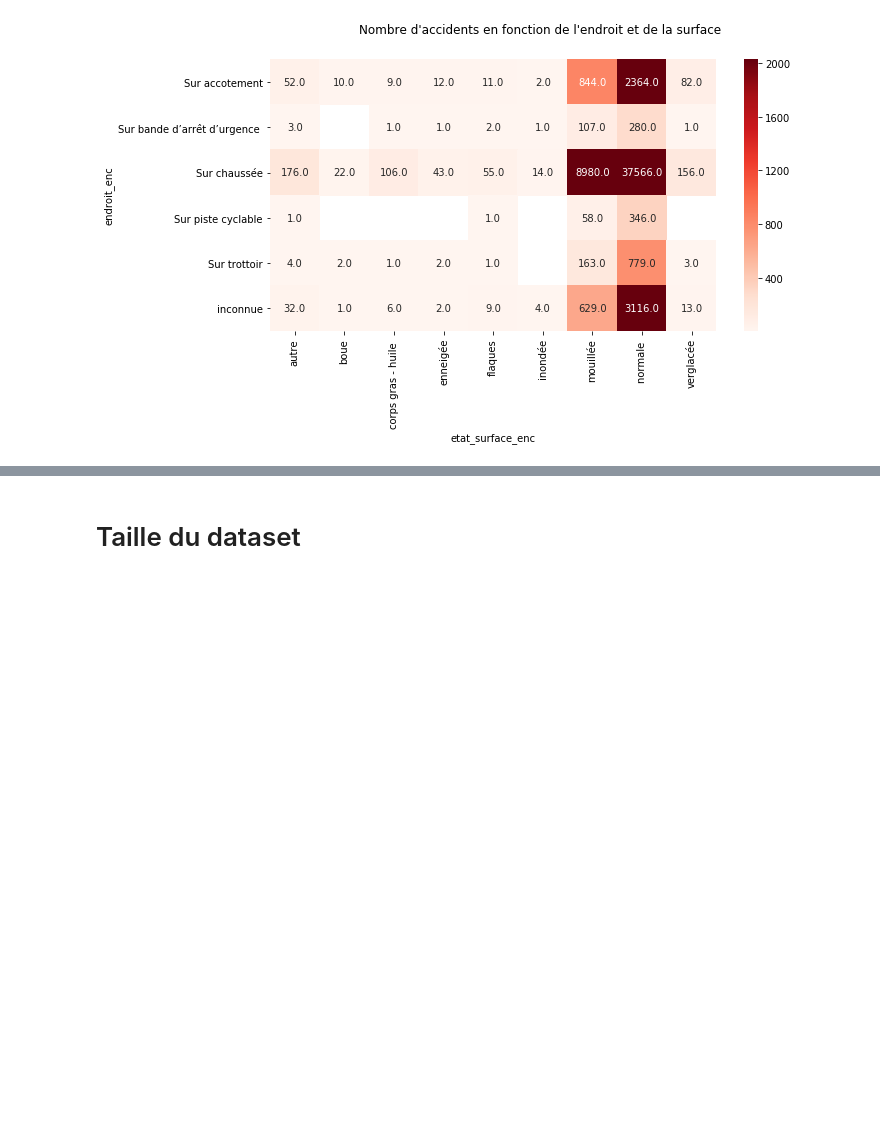
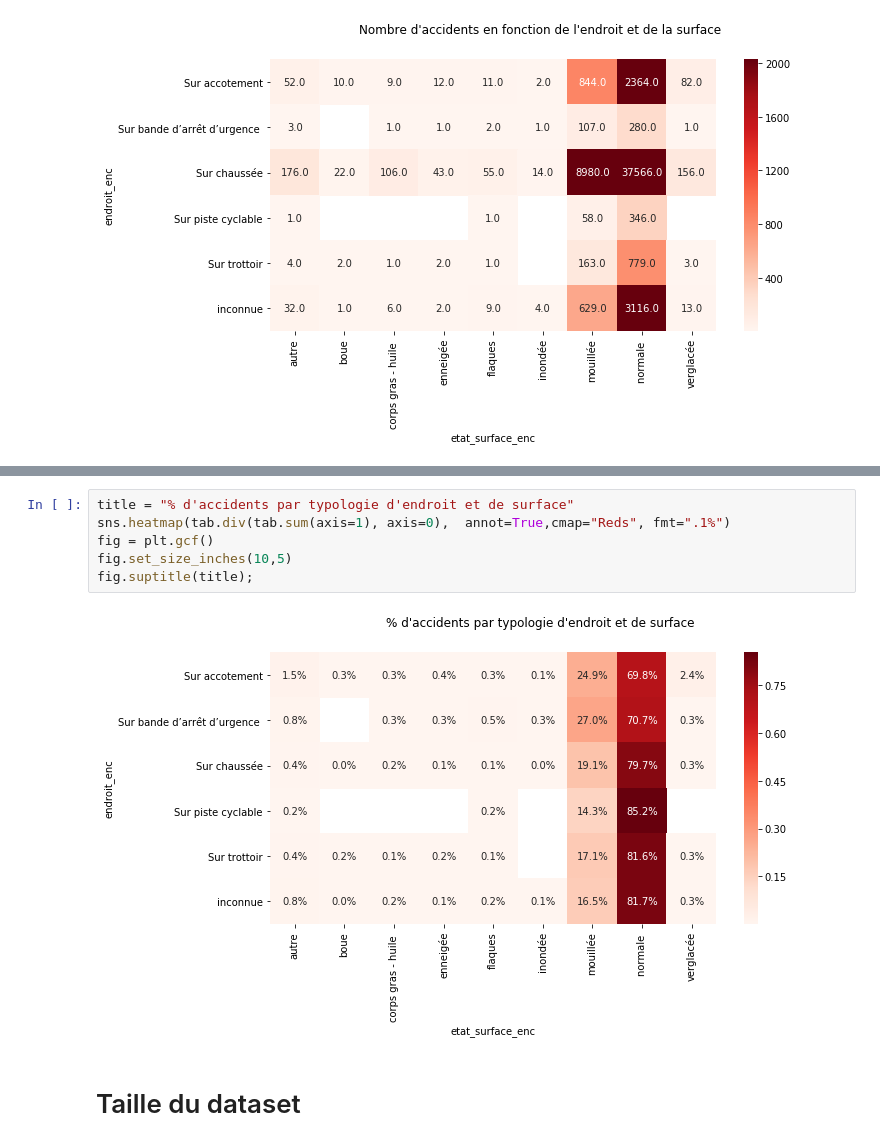
Before and after one commit to romainjouin/formation_python, a Jupyter notebook: ib02_accidents_corporels_de_la_circulation.ipynb, the cells around one changed output, grey strips where cells are left out. Cells and saved outputs as stored; diff of their text form; blank space fills up the shorter version.

```diff
--- a/ib02_accidents_corporels_de_la_circulation.ipynb
+++ b/ib02_accidents_corporels_de_la_circulation.ipynb
@@ -370,3 +429,11 @@ fig.suptitle(title);
+# %%
+title = "% d'accidents par typologie d'endroit et de surface"
+sns.heatmap(tab.div(tab.sum(axis=1), axis=0),  annot=True,cmap="Reds", fmt=".1%")
+fig = plt.gcf()
+fig.set_size_inches(10,5)
+fig.suptitle(title);
+# %% [output]
+[figure, added]
 # %% [markdown]
 # Taille du dataset
 # %%
```
Also changed, not shown: parts of 8 cells of this notebook.
